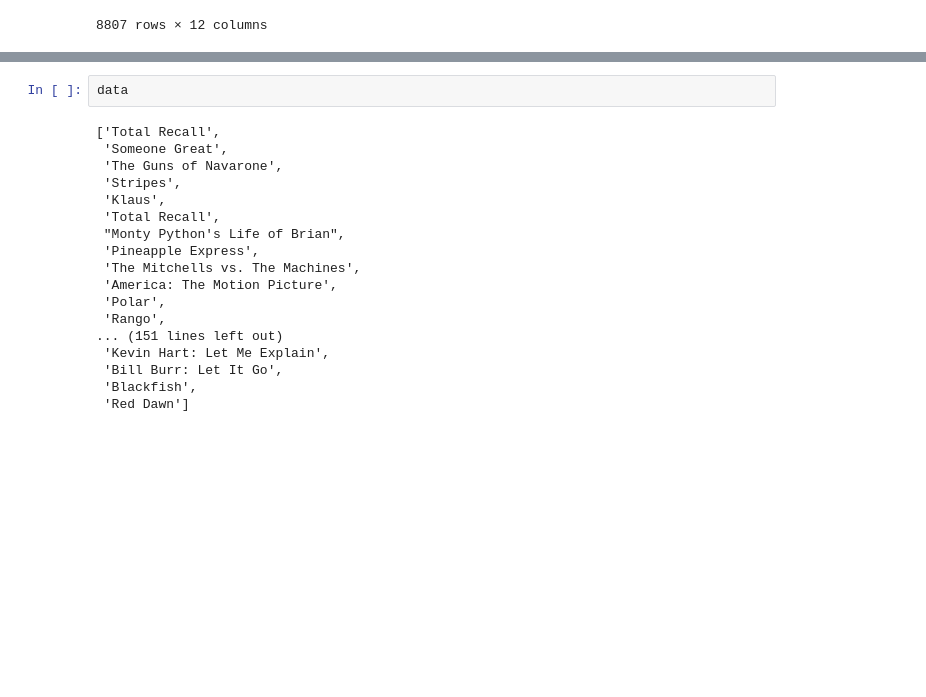
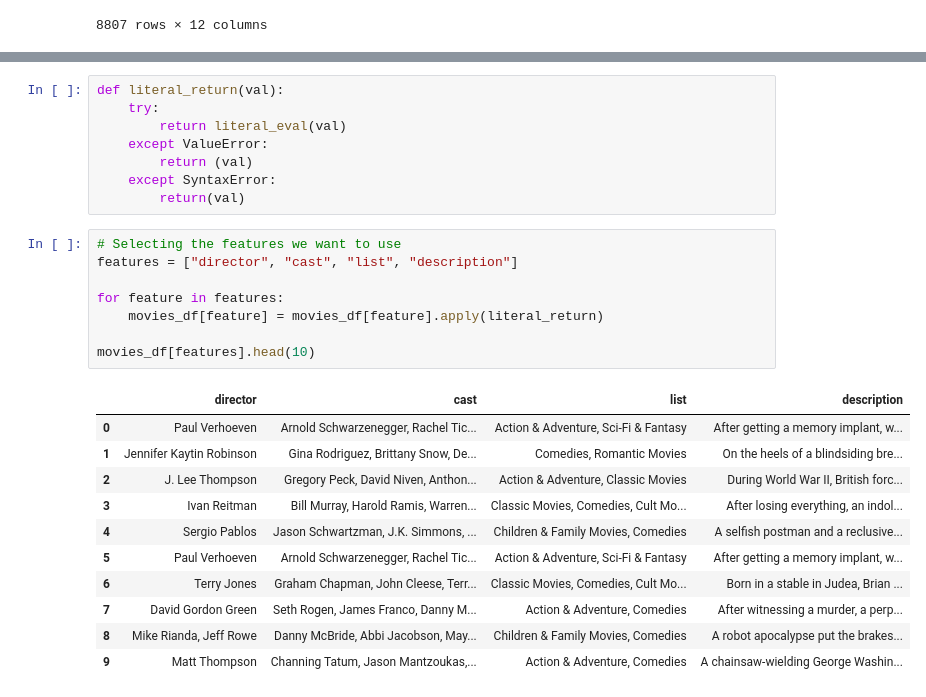
Before and after one commit to Sanya1001/netflix-project, a Jupyter notebook: Draft 1.ipynb, the cells around one changed output, grey strips where cells are left out. Saved outputs shown, nothing was run; the diff lists cells and outputs as text; blank space fills up the shorter version.

```diff
--- a/Draft 1.ipynb
+++ b/Draft 1.ipynb
@@ -72,20 +107,28 @@ for item in watch_history['Title']:
+# %%
+def literal_return(val):
+    try:
+        return literal_eval(val)
+    except ValueError:
+        return (val)
+    except SyntaxError:
+        return(val)
 # %%
-data
+# Selecting the features we want to use
+features = ["director", "cast", "list", "description"]
+
+for feature in features:
+    movies_df[feature] = movies_df[feature].apply(literal_return)
+
+movies_df[features].head(10)
 # %% [output]
-['Total Recall',
- 'Someone Great',
- 'The Guns of Navarone',
- 'Stripes',
- 'Klaus',
- 'Total Recall',
- "Monty Python's Life of Brian",
- 'Pineapple Express',
- 'The Mitchells vs. The Machines',
- 'America: The Motion Picture',
- 'Polar',
- 'Rango',
-... (151 lines left out)
- 'Kevin Hart: Let Me Explain',
- 'Bill Burr: Let It Go',
- 'Blackfish',
- 'Red Dawn']
+|  | director | cast | list | description |
+| 0 | Paul Verhoeven | Arnold Schwarzenegger, Rachel Tic... | Action & Adventure, Sci-Fi & Fantasy | After getting a memory implant, w... |
+| 1 | Jennifer Kaytin Robinson | Gina Rodriguez, Brittany Snow, De... | Comedies, Romantic Movies | On the heels of a blindsiding bre... |
+| 2 | J. Lee Thompson | Gregory Peck, David Niven, Anthon... | Action & Adventure, Classic Movies | During World War II, British forc... |
+| 3 | Ivan Reitman | Bill Murray, Harold Ramis, Warren... | Classic Movies, Comedies, Cult Mo... | After losing everything, an indol... |
+| 4 | Sergio Pablos | Jason Schwartzman, J.K. Simmons, ... | Children & Family Movies, Comedies | A selfish postman and a reclusive... |
+| 5 | Paul Verhoeven | Arnold Schwarzenegger, Rachel Tic... | Action & Adventure, Sci-Fi & Fantasy | After getting a memory implant, w... |
+| 6 | Terry Jones | Graham Chapman, John Cleese, Terr... | Classic Movies, Comedies, Cult Mo... | Born in a stable in Judea, Brian ... |
+| 7 | David Gordon Green | Seth Rogen, James Franco, Danny M... | Action & Adventure, Comedies | After witnessing a murder, a perp... |
+| 8 | Mike Rianda, Jeff Rowe | Danny McBride, Abbi Jacobson, May... | Children & Family Movies, Comedies | A robot apocalypse put the brakes... |
+| 9 | Matt Thompson | Channing Tatum, Jason Mantzoukas,... | Action & Adventure, Comedies | A chainsaw-wielding George Washin... |
```
Also changed, not shown: parts of 18 cells of this notebook.
